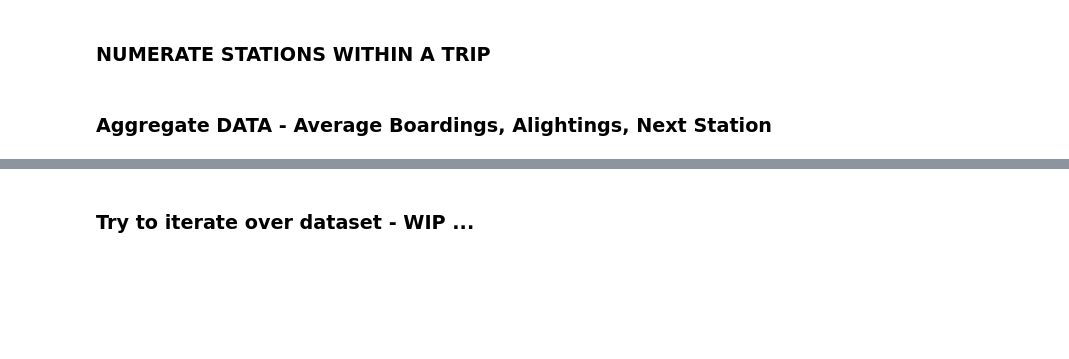
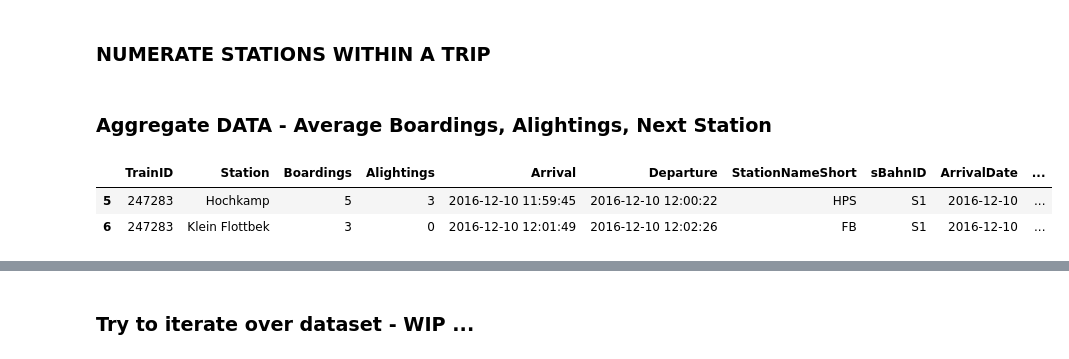
Before and after one commit to kfilonchik/hamburg-passenger-od, a Jupyter notebook: hmm_train.ipynb, the cells around one changed output, grey strips where cells are left out. Saved outputs shown, nothing was run; the diff lists cells and outputs as text; code cells hidden in the pictures; blank space fills up the shorter version.

```diff
--- a/hmm_train.ipynb
+++ b/hmm_train.ipynb
@@ -112,3 +130,9 @@ def numerate_stations(group):
 #aggregated_data = df.groupby('Station',  sort=False).mean(['Boardings', 'Alightings','going_next_station']).reset_index()
 # %%
 #aggregated_data.iloc[3:len(aggregated_data)]
+# %%
+df.iloc[5:7]
+# %% [output]
+|  | TrainID | Station | Boardings | Alightings | Arrival | Departure | StationNameShort | sBahnID | ArrivalDate | ... |
+| 5 | 247283 | Hochkamp | 5 | 3 | 2016-12-10 11:59:45 | 2016-12-10 12:00:22 | HPS | S1 | 2016-12-10 | ... |
+| 6 | 247283 | Klein Flottbek | 3 | 0 | 2016-12-10 12:01:49 | 2016-12-10 12:02:26 | FB | S1 | 2016-12-10 | ... |
```
Also changed, not shown: parts of 8 cells of this notebook.
